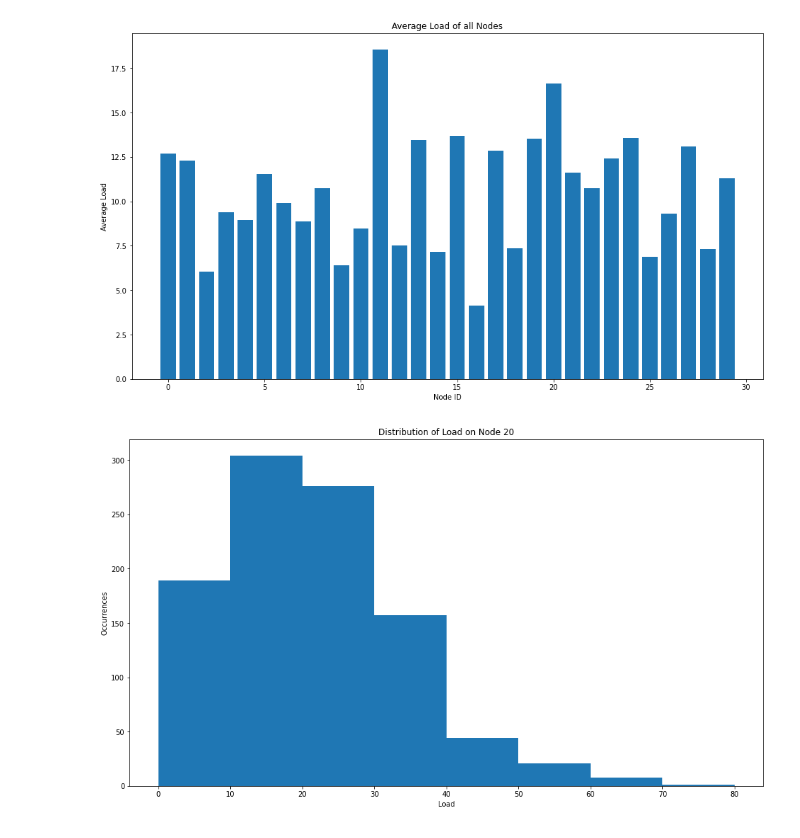
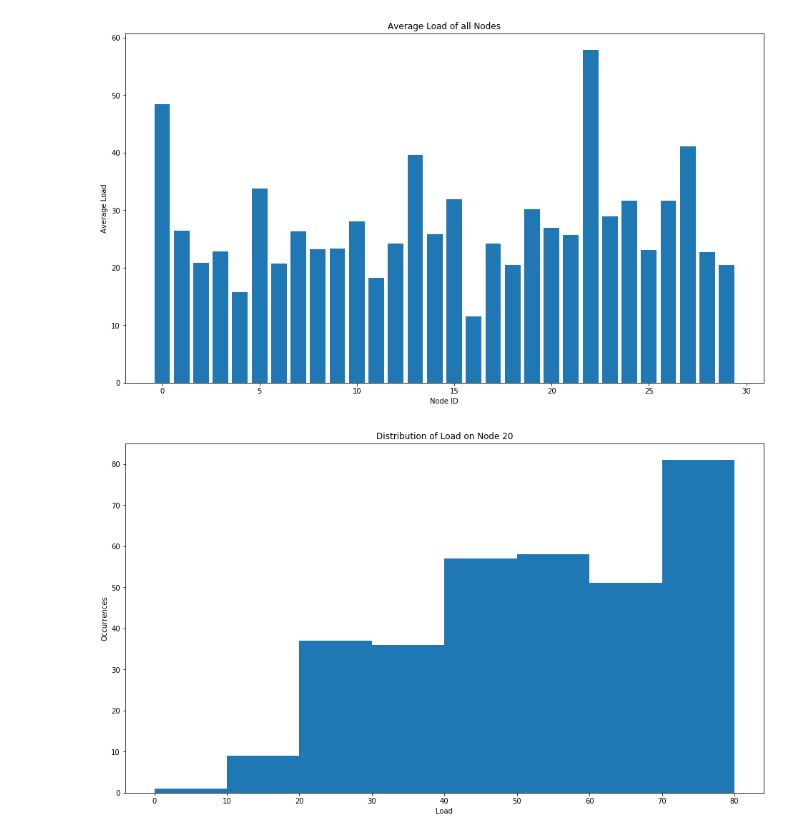
Before and after one commit to jakobod/packet-routing, a Jupyter notebook: Plot Load.ipynb, the cells around one changed output. Drawn from its saved outputs; the diff is of its cells as text; code cells hidden in the pictures.

Commit message:
rework load plots

```diff
--- a/Plot Load.ipynb
+++ b/Plot Load.ipynb
@@ -8,9 +8,10 @@ sortedData = []
 for i in range(30):
     sortedData.append([])
 
-with open('D:\\vas\\build\\load.csv','rt')as f:
+with open('build/load.csv','rt')as f:
   data = csv.reader(f)
   for row in data:
-        if not row[0] == "id":
-            sortedData[int(row[0])].append(int(row[1]))
+        if not row[0] == "time":
+            for i in range(1, len(row)-1):
+                sortedData[i-1].append(int(row[i]))
 # %%
@@ -40,19 +39,19 @@ plt.show()
 # %%
-windowSize = 10
-window = np.ones(int(windowSize))/float(windowSize)
-movingAverage = np.convolve(sortedData[27], window, 'same')
+windowSize = 50
+maxColors = 10
 
-plt.rc('figure', figsize=(16, 9))
-fig, ax = plt.subplots()
+for j in range(int(len(sortedData)/maxColors)):
+    plt.rc('figure', figsize=(16, 9))
+    fig, ax = plt.subplots()
 
-for i in range(30):
-    y_av = movingaverage(sortedData[i], 100)
-    ax.plot(y_av[:1000], linestyle='-', label=i)
+    for i in range(maxColors):
+        y_av = movingaverage(sortedData[i+(maxColors*j)], windowSize)
+        ax.plot(y_av[:400], linestyle='-', label=i+(j*maxColors))
 
-ax.legend()
-plt.title("Average Load of all Nodes")
-plt.xlabel('50ms Step')
-plt.ylabel('Load')
-plt.savefig('AverageLoadOverTime.png')
-plt.show()
+    ax.legend()
+    plt.title("Average Load of all Nodes")
+    plt.xlabel('100ms Step')
+    plt.ylabel('Load')
+    plt.savefig('AverageLoadOverTime.png')
+    plt.show()
 # %% [output]
@@ -61,7 +62,7 @@ plt.show()
 averages = []
 
 for i in range(30):
-    averages.append(avg(sortedData[i][:1000]))
+    averages.append(avg(sortedData[i][:400]))
 
 plt.title("Average Load of all Nodes")
 plt.rc('figure', figsize=(16, 9))
@@ -71,14 +72,14 @@ plt.xlabel('Node ID')
 plt.savefig('AverageLoad.png')
 plt.show()
 # %% [output]
-[figure, old version]
+[figure, new version]
 # %%
 plt.rc('figure', figsize=(16, 9))
 plt.title("Distribution of Load on Node 20")
-plt.hist(sortedData[20][:1000], bins=[0,10,20,30,40,50,60,70,80])
+plt.hist(sortedData[22][:400], bins=[0,10,20,30,40,50,60,70,80])
 plt.ylabel('Occurrences')
 plt.xlabel('Load')
 plt.savefig('HistogramLoad20.png')
 plt.show()
 # %% [output]
-[figure, old version]
+[figure, new version]
```
Also changed, not shown: parts of 3 cells of this notebook.
